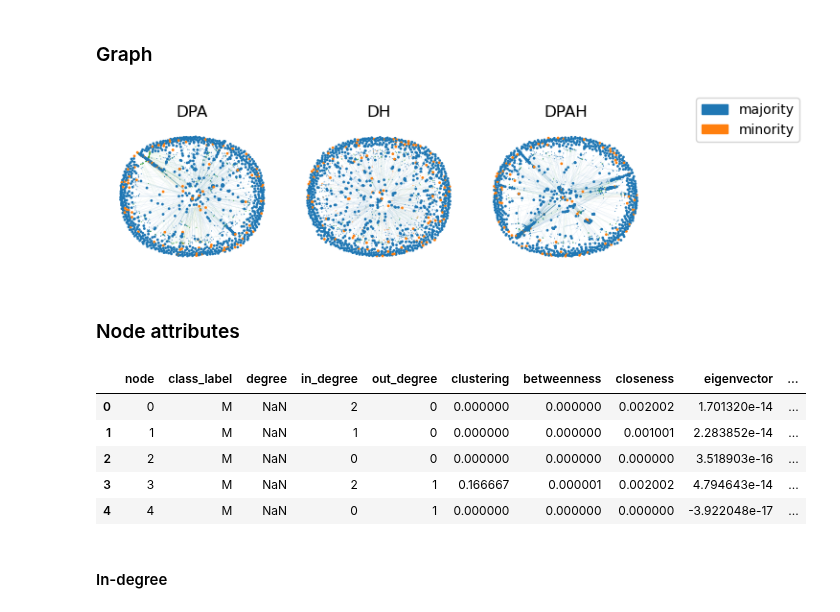
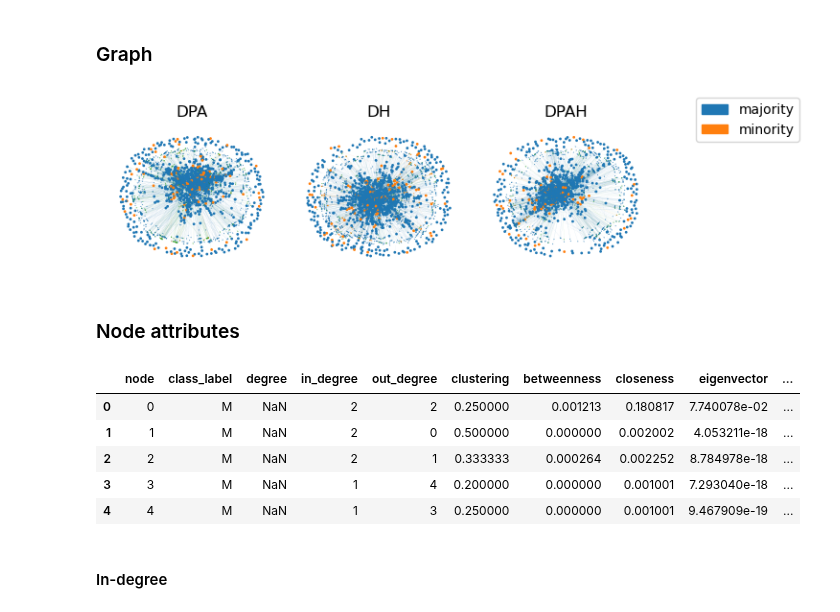
Before and after one commit to CSHVienna/NetworkInequalities, a Jupyter notebook: examples/notebooks/directed.ipynb, the cells around one changed output. Cells and saved outputs as stored; diff of their text form; code cells hidden in the pictures.

```diff
--- a/examples/notebooks/directed.ipynb
+++ b/examples/notebooks/directed.ipynb
@@ -15,7 +16,7 @@ from netin import DPAH
 # %%
 n = 1000
 f_m = 0.1
-d = 0.001
+d = 0.005
 h_MM = 0.9
 h_mm = 0.9
 plo_M = 2.0
@@ -104,9 +101,9 @@ Values less than or equal to 0 in data. Throwing out 0 or negative values
 ### Graph
 # %%
 graphs = [g_dpa, g_dh, g_dpah]
-vh.plot_graphs(graphs, cell_size=2, share_pos=False)
+viz.plot_graphs(graphs, cell_size=2, share_pos=False)
 # %% [output]
-[figure, old version]
+[figure, new version]
 # %% [markdown]
 ### Node attributes
 # %%
@@ -118,11 +115,11 @@ md_dpah = g_dpah.get_node_metadata_as_dataframe(n_jobs=10)
 md_dpa.head()
 # %% [output]
 |  | node | class_label | degree | in_degree | out_degree | clustering | betweenness | closeness | eigenvector | ... |
-| 0 | 0 | M | NaN | 2 | 0 | 0.000000 | 0.000000 | 0.002002 | 1.701320e-14 | ... |
-| 1 | 1 | M | NaN | 1 | 0 | 0.000000 | 0.000000 | 0.001001 | 2.283852e-14 | ... |
-| 2 | 2 | M | NaN | 0 | 0 | 0.000000 | 0.000000 | 0.000000 | 3.518903e-16 | ... |
-| 3 | 3 | M | NaN | 2 | 1 | 0.166667 | 0.000001 | 0.002002 | 4.794643e-14 | ... |
-| 4 | 4 | M | NaN | 0 | 1 | 0.000000 | 0.000000 | 0.000000 | -3.922048e-17 | ... |
+| 0 | 0 | M | NaN | 2 | 2 | 0.250000 | 0.001213 | 0.180817 | 7.740078e-02 | ... |
+| 1 | 1 | M | NaN | 2 | 0 | 0.500000 | 0.000000 | 0.002002 | 4.053211e-18 | ... |
+| 2 | 2 | M | NaN | 2 | 1 | 0.333333 | 0.000264 | 0.002252 | 8.784978e-18 | ... |
+| 3 | 3 | M | NaN | 1 | 4 | 0.200000 | 0.000000 | 0.001001 | 7.293040e-18 | ... |
+| 4 | 4 | M | NaN | 1 | 3 | 0.250000 | 0.000000 | 0.001001 | 9.467909e-19 | ... |
 # %%
 # all into a list
 distributions = [md_dpa, md_dh, md_dpah]
```
Also changed, not shown: parts of 20 cells of this notebook, 39 other files.
